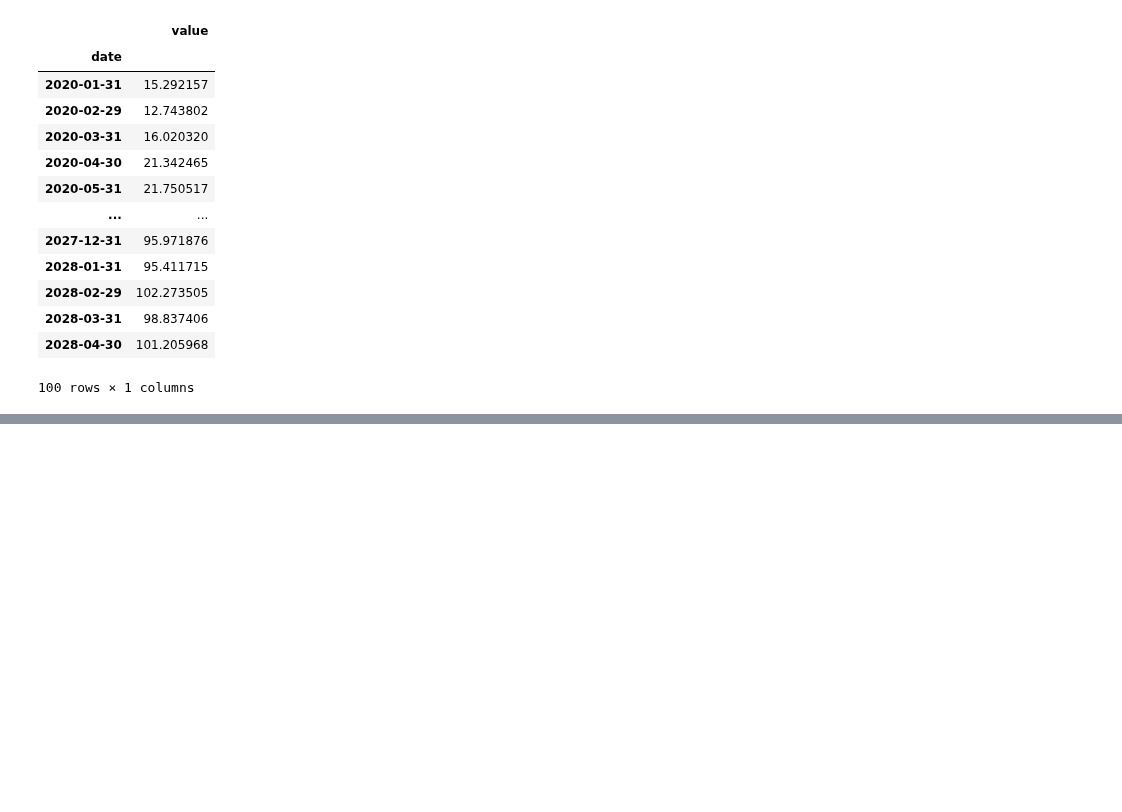
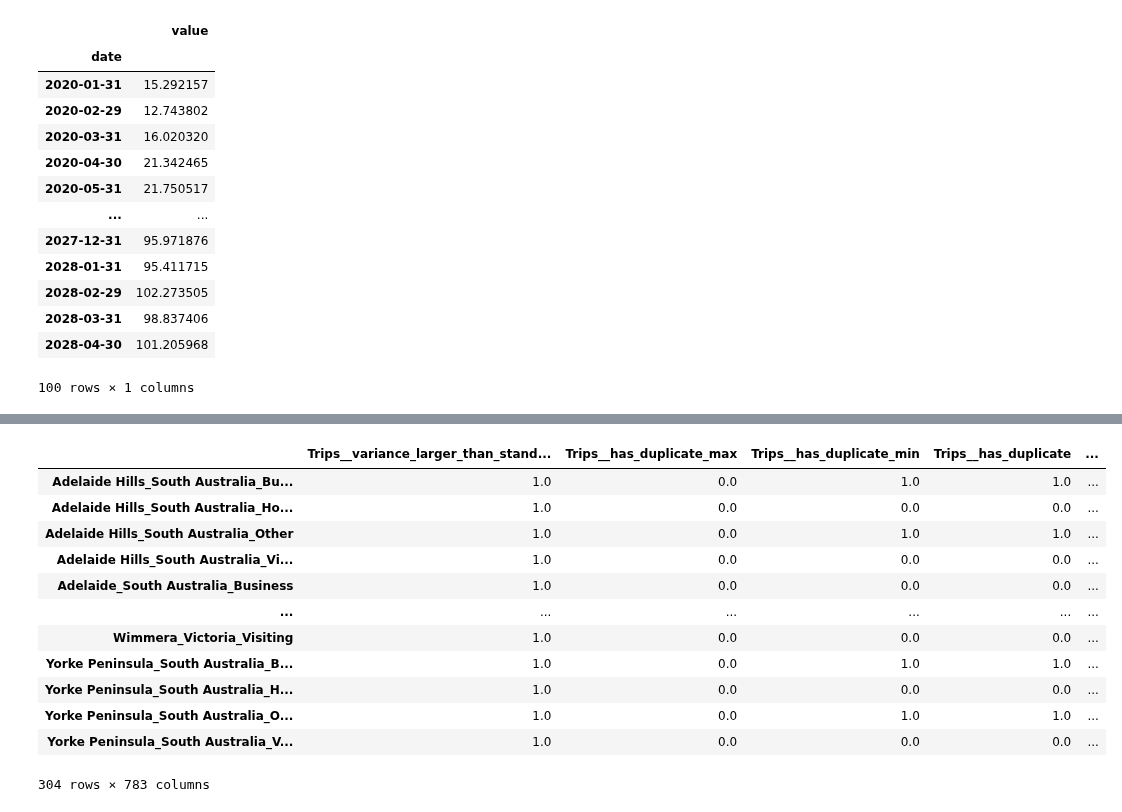
Before and after one commit to DavidGuzzi/TSA, a Jupyter notebook: Forecasting Principles and Practice 3rd/2/4.ipynb, the cells around one changed output, grey strips where cells are left out. Cells and saved outputs as stored; diff of their text form; code cells hidden in the pictures; blank space fills up the shorter version.

```diff
--- a/Forecasting Principles and Practice 3rd/2/4.ipynb
+++ b/Forecasting Principles and Practice 3rd/2/4.ipynb
@@ -345,3 +345,5 @@ df2
 | 2028-03-31 | 98.837406 |
 | 2028-04-30 | 101.205968 |
 100 rows × 1 columns
+# %%
+df = df.reset_index()
@@ -347,0 +359,2 @@ df2
+# %%
+df['combined_id'] = df['Region'] + '_' + df['State'] + '_' + df['Purpose']
@@ -347,0 +370,19 @@ df2
+# %%
+from tsfresh import extract_features
+tourism_features = extract_features(df, column_id='combined_id', column_sort='date', column_value='Trips')
+# %%
+tourism_features
+# %% [output]
+|  | Trips__variance_larger_than_stand... | Trips__has_duplicate_max | Trips__has_duplicate_min | Trips__has_duplicate | ... |
+| Adelaide Hills_South Australia_Bu... | 1.0 | 0.0 | 1.0 | 1.0 | ... |
+| Adelaide Hills_South Australia_Ho... | 1.0 | 0.0 | 0.0 | 0.0 | ... |
+| Adelaide Hills_South Australia_Other | 1.0 | 0.0 | 1.0 | 1.0 | ... |
+| Adelaide Hills_South Australia_Vi... | 1.0 | 0.0 | 0.0 | 0.0 | ... |
+| Adelaide_South Australia_Business | 1.0 | 0.0 | 0.0 | 0.0 | ... |
+| ... | ... | ... | ... | ... | ... |
+| Wimmera_Victoria_Visiting | 1.0 | 0.0 | 0.0 | 0.0 | ... |
+| Yorke Peninsula_South Australia_B... | 1.0 | 0.0 | 1.0 | 1.0 | ... |
+| Yorke Peninsula_South Australia_H... | 1.0 | 0.0 | 0.0 | 0.0 | ... |
+| Yorke Peninsula_South Australia_O... | 1.0 | 0.0 | 1.0 | 1.0 | ... |
+| Yorke Peninsula_South Australia_V... | 1.0 | 0.0 | 0.0 | 0.0 | ... |
+304 rows × 783 columns
```
Also changed, not shown: parts of 2 cells of this notebook, 1 other file.
